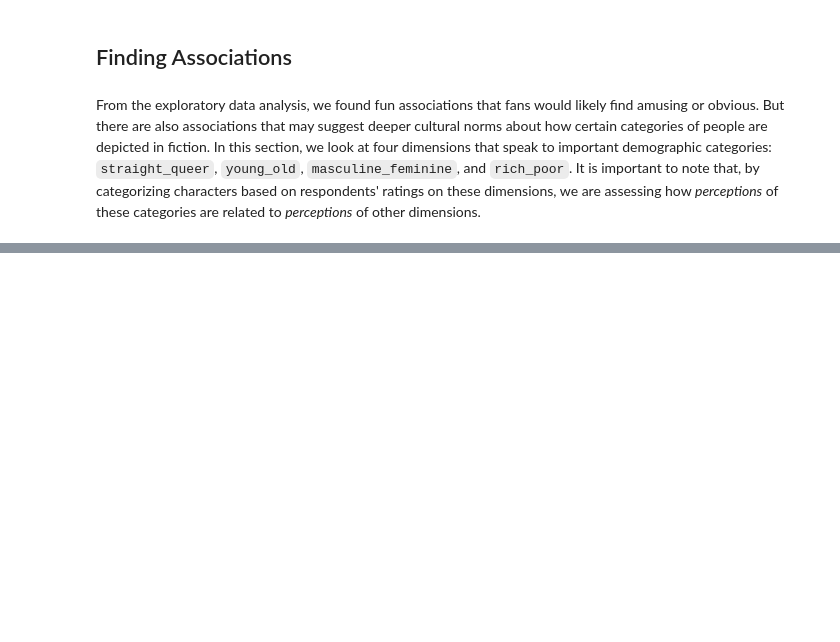
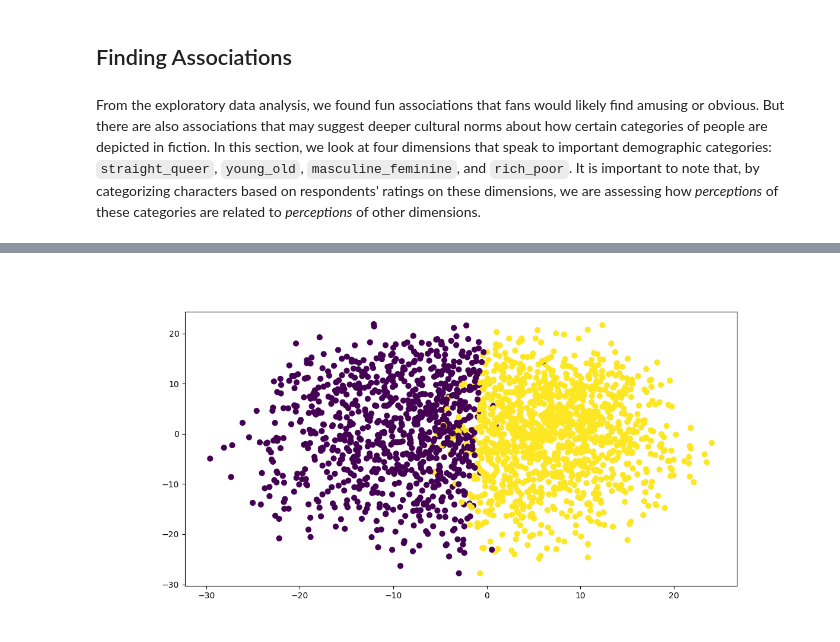
Before and after one commit to UCB-stat-159-f25/final-group03, a Jupyter notebook: main.ipynb, the cells around one changed output, grey strips where cells are left out. Saved outputs shown, nothing was run; the diff lists cells and outputs as text; code cells hidden in the pictures; blank space fills up the shorter version.

```diff
--- a/main.ipynb
+++ b/main.ipynb
@@ -272,0 +365,4 @@ From the exploratory data analysis, we found fun associations that fans would li
+# %%
+Image(filename = "visualizations/GMM_2_components.png")
+# %% [output]
+[figure, added]
```
Also changed, not shown: parts of 21 cells of this notebook, 4 other files.
